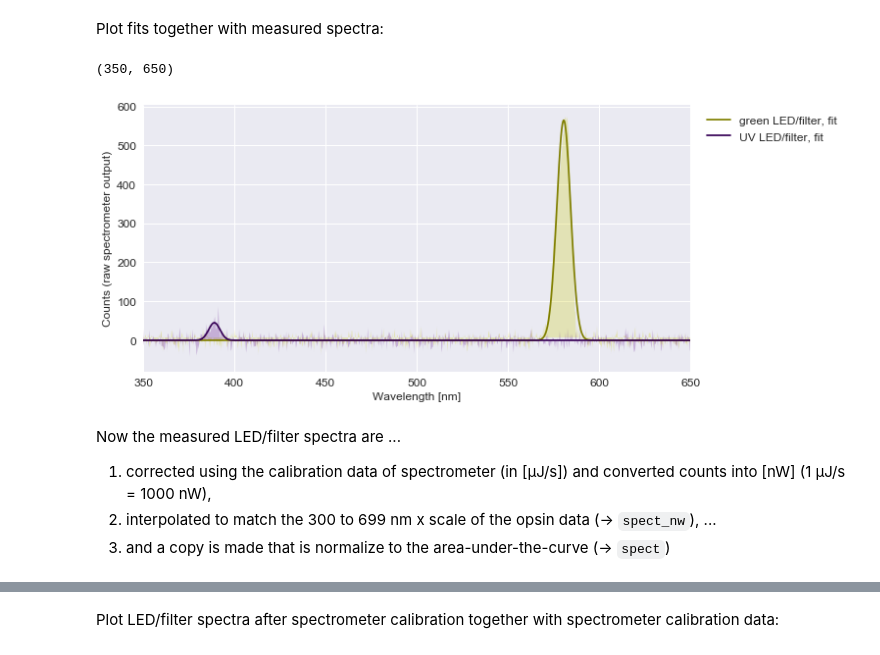
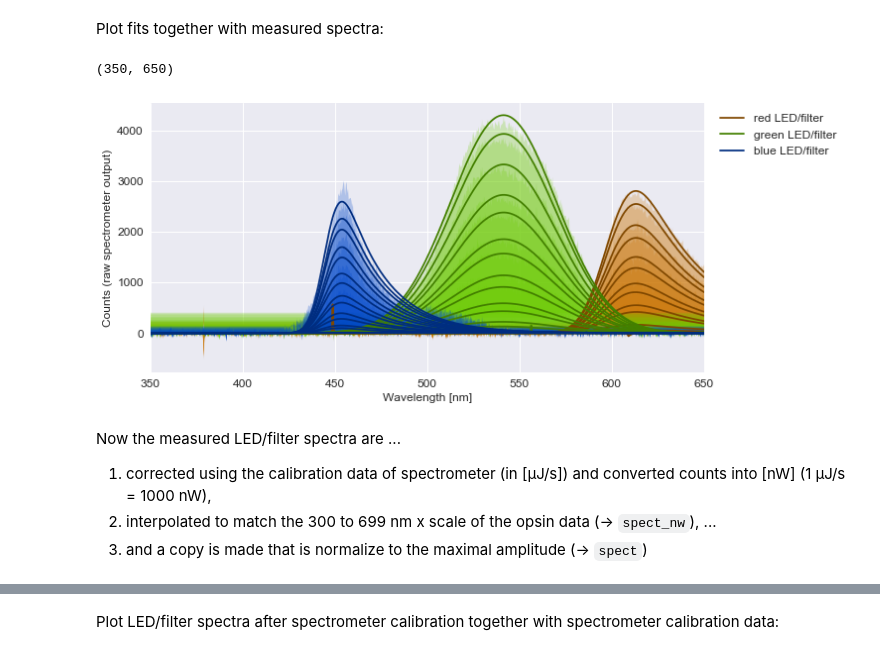
Before and after one commit to eulerlab/open-visual-stimulator, a Jupyter notebook: calibration_maximalIntensity.ipynb, the cells around one changed output, grey strips where cells are left out. Cells and saved outputs as stored; diff of their text form; code cells hidden in the pictures.

```diff
--- a/calibration_maximalIntensity.ipynb
+++ b/calibration_maximalIntensity.ipynb
@@ -293,7 +298,8 @@ spm_fileName     = path_SpectCalibData +"USB2+F02461_20171108_CC.Irradcal"
 spm_serialNumber = "USB2+F02461"
 
 (spm_calib_values,
- spm_calib_wavelengths) = sph.load_calibration_curves(sph.DevType.OO_USB2000, spm_fileName, spm_serialNumber)
+ spm_calib_wavelengths) = spm.load_calibration_curves(spm.DevType.OO_USB2000,
+                                                      spm_fileName, spm_serialNumber)
 # %% [markdown]
 Plot spectometer calibration curve
 # %%
@@ -331,0 +344,18 @@ Illuminated area is 1.963e+05 µm2 (= 0.00196 cm²)
+# %%
+stim_intens_step_size = 17
+stim_intens           = []
+
+
+# Some calculations ...
+#
+if stim_intens_step_size > 0:
+    stim_n_intens_levels = int(255 /stim_intens_step_size +1)
+    stim_intens = [stim_intens_step_size*i for i in range(0, stim_n_intens_levels)]
+else:
+    stim_n_intens_levels = len(stim_intens)
+
+stim_intens = np.array(stim_intens)
+use_trigger = stim_n_intens_levels > 1
+
+print("{0} intensity step(s):".format(stim_n_intens_levels))
+print(stim_intens)
@@ -342,3 +376,12 @@ Prepare the measurements and when ready, press Enter. For each LED (light source
 
 The recorded mean spectra together with the wavelengts are written to a text file, one per LED. By chosing the name of an existing set of files (`fileNameMask`) in the folder `data//`, no measurements are taking place and instead the data of that earlier recording is loaded.
+# %%
+# Examples
+#
+"""
+fileNameMask = "LEDs_Setup2_20180815c"   # Setup #2 green-UV lightcrafter
+fileNameMask = "TFTMonitor_Samsung"      # Standard TFT screen, for comparison
+"""
+
+fileNameMask = "TFTMonitor_Samsung_4"
 # %%
@@ -533,19 +562,22 @@ for iLED, LED in enumerate(LEDs):
 Plot fits together with measured spectra:
 # %%
 for iLED, LED in enumerate(LEDs):
-    col_lo = spectrum.wavelength_to_rgb(LED["peak_nm"], darker=0.5)
-    col_hi = spectrum.wavelength_to_rgb(LED["peak_nm"], darker=0.8)
-    plt.fill(wavelengths, LED["spect_raw_avg"], facecolor=col_hi, alpha=0.25)
-    plt.plot(wavelengths, LED["spect_raw_fit"], color=col_lo, label=LED["name"] +" LED/filter, fit")
+    col_lo = spc.wavelength_to_rgb(LED["peak_nm"], darker=0.5)
+    col_hi = spc.wavelength_to_rgb(LED["peak_nm"], darker=0.8)
+
+    for iI, Intens in enumerate(stim_intens):
+        tempLbl = LED["name"] +" LED/filter" if iI == 0 else ""
+        plt.fill(wavelengths, LED["spect_raw_avg"][iI], facecolor=col_hi, alpha=0.25)
+        plt.plot(wavelengths, LED["spect_raw_fit"][iI], color=col_lo, label=tempLbl)
 
 plt.gca().set(xlabel="Wavelength [nm]", ylabel="Counts (raw spectrometer output)")
 plt.legend(bbox_to_anchor=(1.01, 1), loc="upper left")
 plt.xlim((350, 650))
 # %% [output]
 (350, 650)
-[figure, old version]
+[figure, new version]
 # %% [markdown]
 Now the measured LED/filter spectra are ...
 1. corrected using the calibration data of spectrometer (in [µJ/s]) and converted counts into [nW] (1 µJ/s = 1000 nW),
 2. interpolated to match the 300 to 699 nm x scale of the opsin data (-> `spect_nw`), ...
-3. and a copy is made that is normalize to the area-under-the-curve (-> `spect`)
+3. and a copy is made that is normalize to the maximal amplitude (-> `spect`)
```
Also changed, not shown: parts of 25 cells of this notebook, 21 other files.
